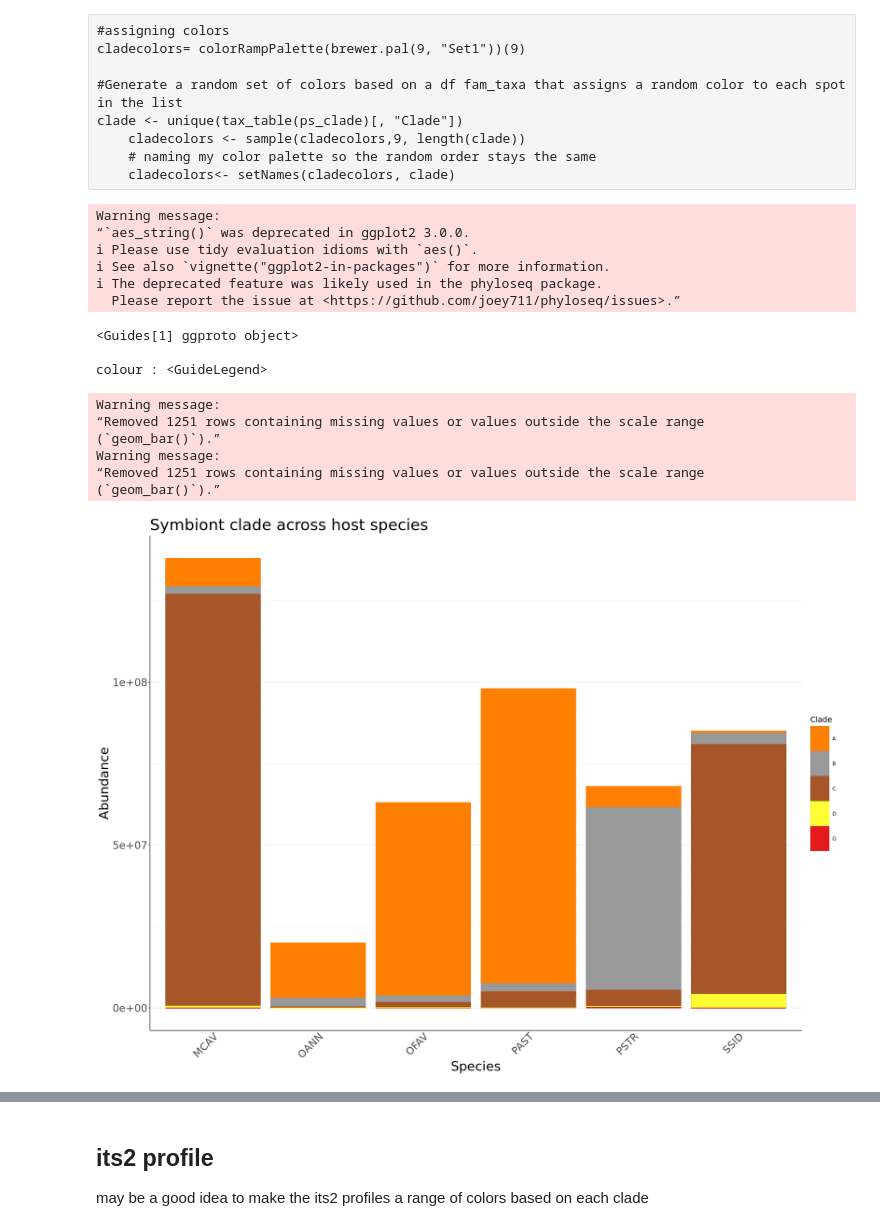
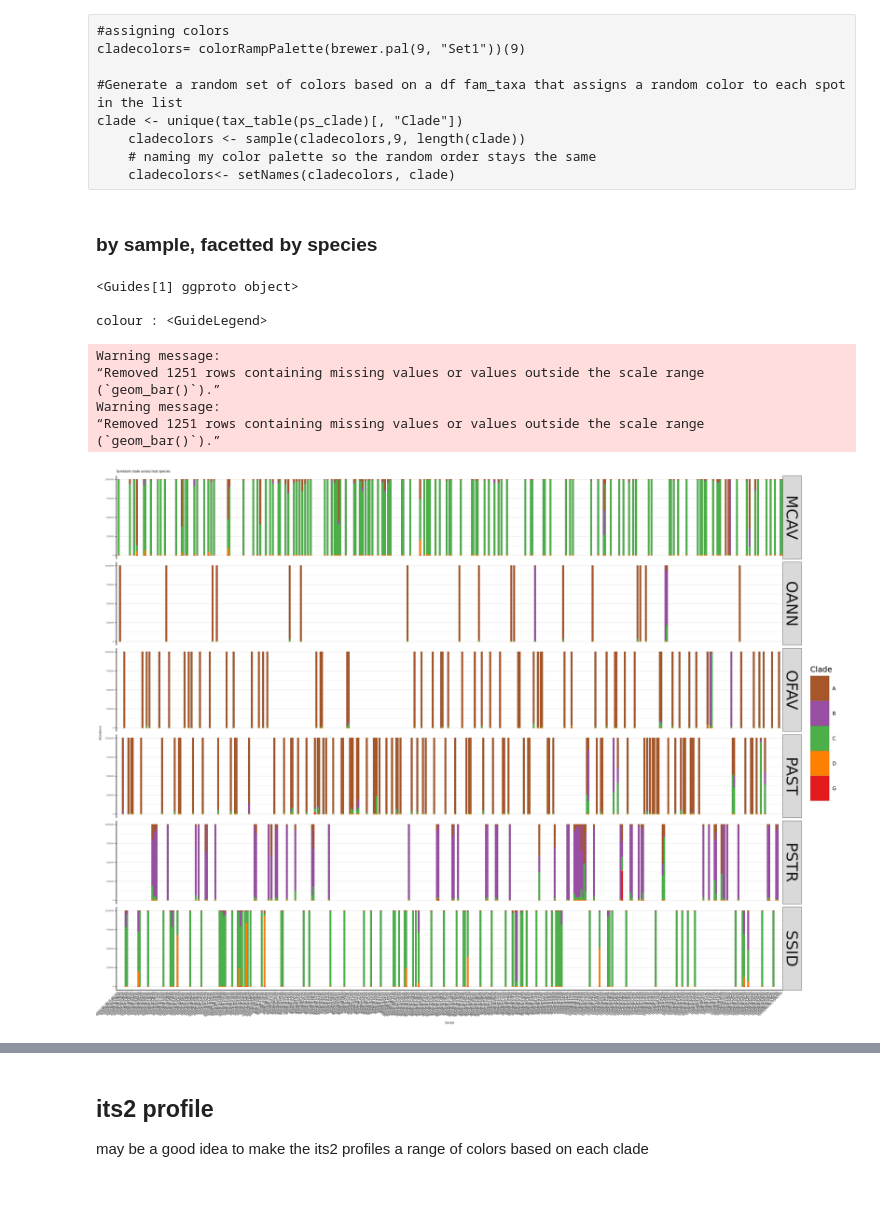
Before and after one commit to cdesouza02/BEL_16S_ITS2, a Jupyter notebook: BEL_ITS2_outputs/physeq_taxa_ITS2.ipynb, the cells around one changed output, grey strips where cells are left out. Drawn from its saved outputs; the diff is of its cells as text; code cells hidden in the pictures; blank space fills up the shorter version.

Commit message:
look at its2 via samples

```diff
--- a/BEL_ITS2_outputs/physeq_taxa_ITS2.ipynb
+++ b/BEL_ITS2_outputs/physeq_taxa_ITS2.ipynb
@@ -500,47 +500,44 @@ base_palette <- colorRampPalette(brewer.pal(9, "Set1"))(9)
 
 cladecolors <- sample(base_palette, length(clade))
 cladecolors <- setNames(cladecolors, clade)
+# %% [markdown]
+### by sample, facetted by species
 # %%
-clade <- plot_bar(ps_clade, x="Species", fill = "Clade") +
+clade <- plot_bar(ps_clade, fill = "Clade") +
+facet_wrap(Species ~., strip.position = "right",  ncol = 1, scales = "free_y") + # Set desired font size
   geom_bar(aes(color = Clade, fill = Clade),
            stat = "identity", position = "stack") +
   labs(title = "Symbiont clade across host species",
-       x = "Species",
+       x = "Sample",
        y = "Abundance",
        color = "Clade") +
   scale_fill_manual(values = cladecolors, drop = TRUE) +
   scale_color_manual(values = cladecolors, drop = TRUE) +
   theme_bw() +
-  theme(
+  theme(strip.text = element_text(size = 30), #facet text size
     legend.position = "right",
     legend.title = element_text(size = 15),
   legend.text = element_text(size = 10),
 legend.key.width = unit(1.3, "cm"),     # make the legend keys wider
   legend.key.height = unit(1.7, "cm"),   # make them taller
     panel.border = element_blank(),
     panel.grid.major.x = element_blank(),
     panel.grid.minor.x = element_blank(),
     axis.ticks.x = element_blank(),
     axis.line = element_line(color = "black"),
     axis.text.x = element_text(angle = 45, vjust = 1, hjust = 1),
-    text = element_text(size = 25)
+    text = element_text(size = 5)
   )
 guides(color = guide_legend(override.aes = list(size = 6)))
 clade
 # %% [output]
-Warning message:
-“`aes_string()` was deprecated in ggplot2 3.0.0.
-ℹ Please use tidy evaluation idioms with `aes()`.
-ℹ See also `vignette("ggplot2-in-packages")` for more information.
-ℹ The deprecated feature was likely used in the phyloseq package.
-  Please report the issue at <https://github.com/joey711/phyloseq/issues>.”
+<Guides[1] ggproto object>
+
+colour : <GuideLegend>
-<Guides[1] ggproto object>
-
-colour : <GuideLegend>
+Warning message:
+“Removed 1251 rows containing missing values or values outside the scale range
+(`geom_bar()`).”
+Warning message:
+“Removed 1251 rows containing missing values or values outside the scale range
+(`geom_bar()`).”
-Warning message:
-“Removed 1251 rows containing missing values or values outside the scale range
-(`geom_bar()`).”
-Warning message:
-“Removed 1251 rows containing missing values or values outside the scale range
-(`geom_bar()`).”
-[figure, old version]
+[figure, new version]
```
Also changed, not shown: parts of 9 cells of this notebook, 1 other file.
